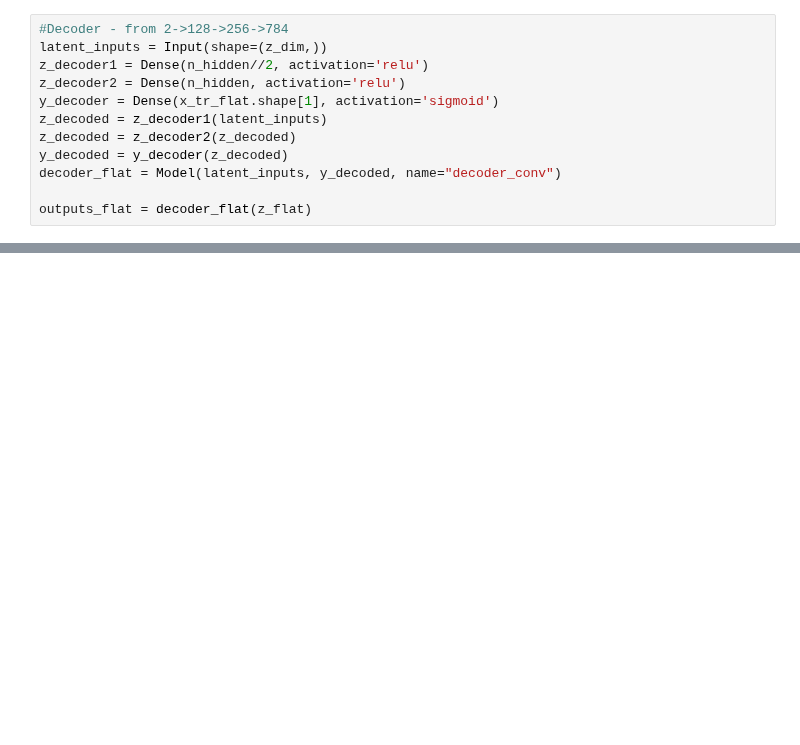
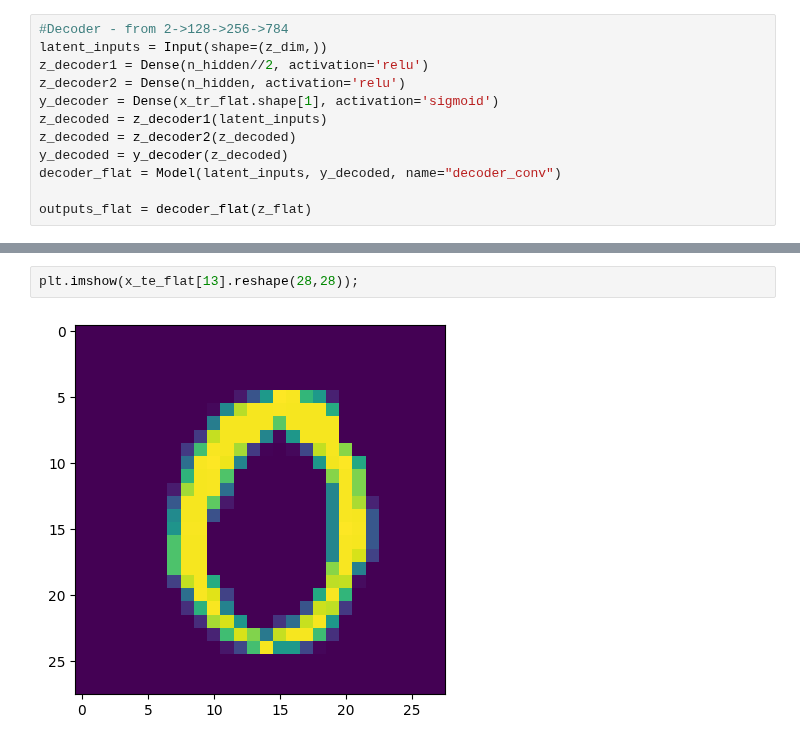
Before and after one commit to aadehamid/embeddings, a Jupyter notebook: vector_DB/vector_DB.ipynb, the cells around one changed output, grey strips where cells are left out. Cells and saved outputs as stored; diff of their text form; blank space fills up the shorter version.

```diff
--- a/vector_DB/vector_DB.ipynb
+++ b/vector_DB/vector_DB.ipynb
@@ -101,0 +164,4 @@ outputs_flat = decoder_flat(z_flat)
+# %%
+plt.imshow(x_te_flat[13].reshape(28,28));
+# %% [output]
+[figure, added]
```
Also changed, not shown: parts of 8 cells of this notebook.
